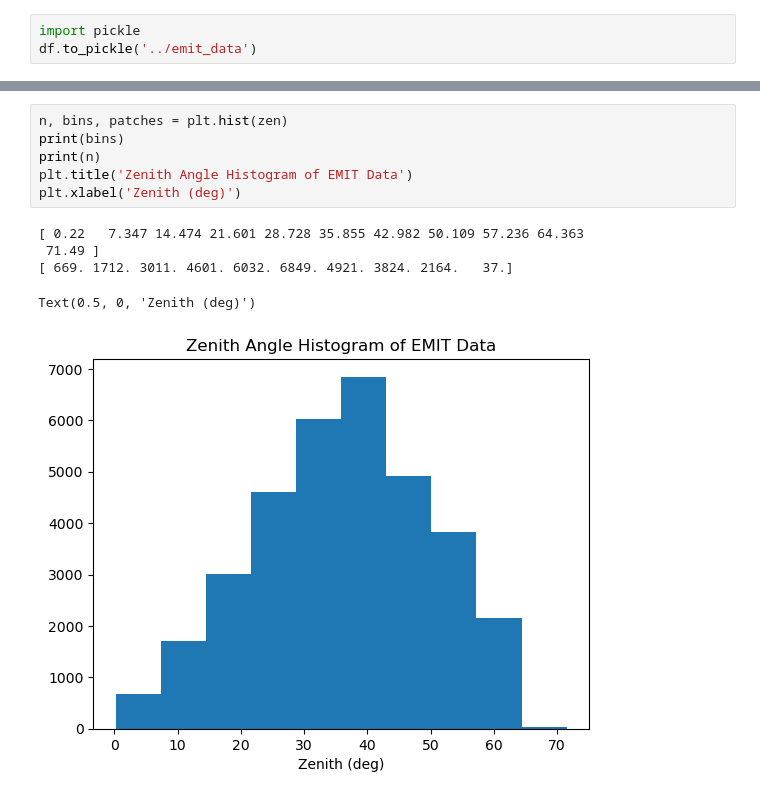
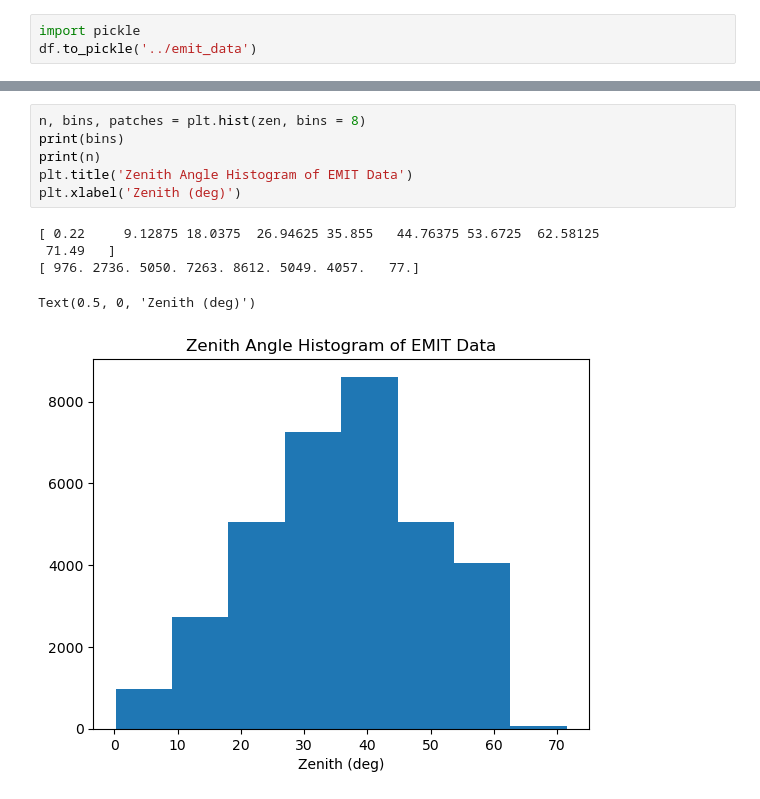
Before and after one commit to varunpatro1/EMIT_scene_analysis, a Jupyter notebook: retrieve_features.ipynb, the cells around one changed output, grey strips where cells are left out. Saved outputs shown, nothing was run; the diff lists cells and outputs as text.

```diff
--- a/retrieve_features.ipynb
+++ b/retrieve_features.ipynb
@@ -142,13 +142,13 @@ Text(0.5, 0, 'Elevation (km)')
 # %%
-n, bins, patches = plt.hist(zen)
+n, bins, patches = plt.hist(zen, bins = 8)
 print(bins)
 print(n)
 plt.title('Zenith Angle Histogram of EMIT Data')
 plt.xlabel('Zenith (deg)')
 # %% [output]
-[ 0.22   7.347 14.474 21.601 28.728 35.855 42.982 50.109 57.236 64.363
- 71.49 ]
-[ 669. 1712. 3011. 4601. 6032. 6849. 4921. 3824. 2164.   37.]
+[ 0.22     9.12875 18.0375  26.94625 35.855   44.76375 53.6725  62.58125
+ 71.49   ]
+[ 976. 2736. 5050. 7263. 8612. 5049. 4057.   77.]
 Text(0.5, 0, 'Zenith (deg)')
-[figure, old version]
+[figure, new version]
 # %%
```
Also changed, not shown: parts of 4 cells of this notebook.
